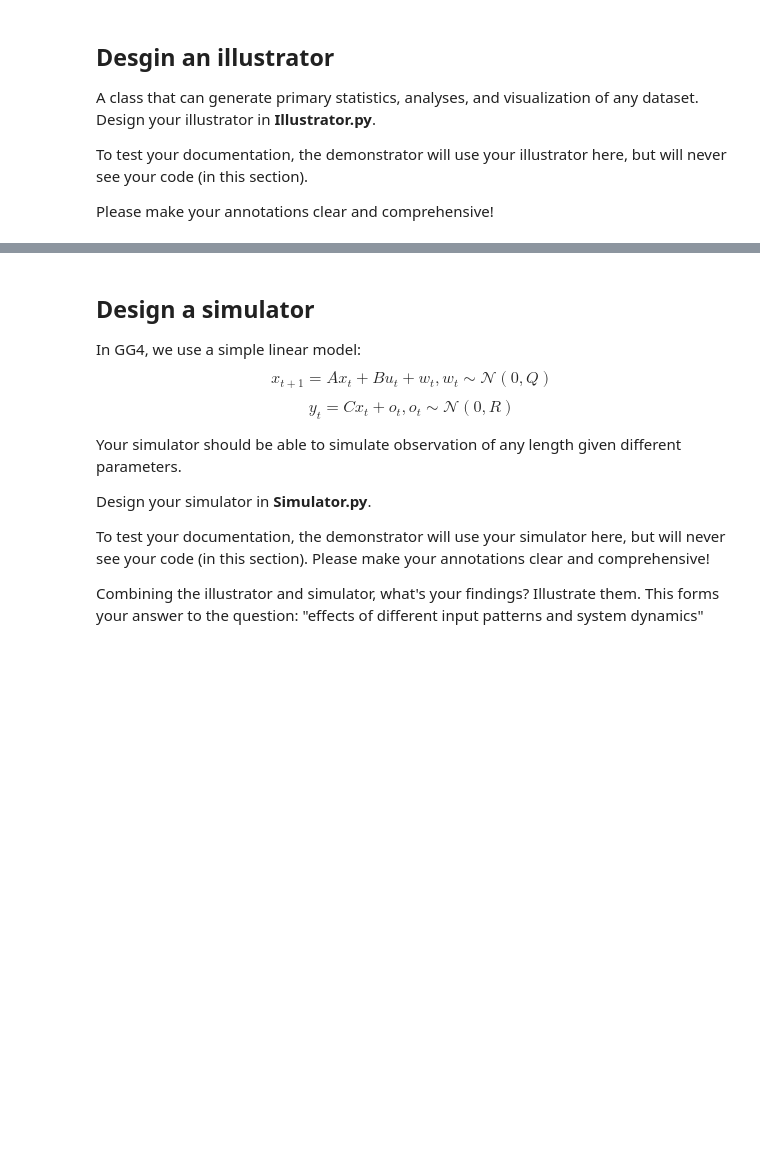
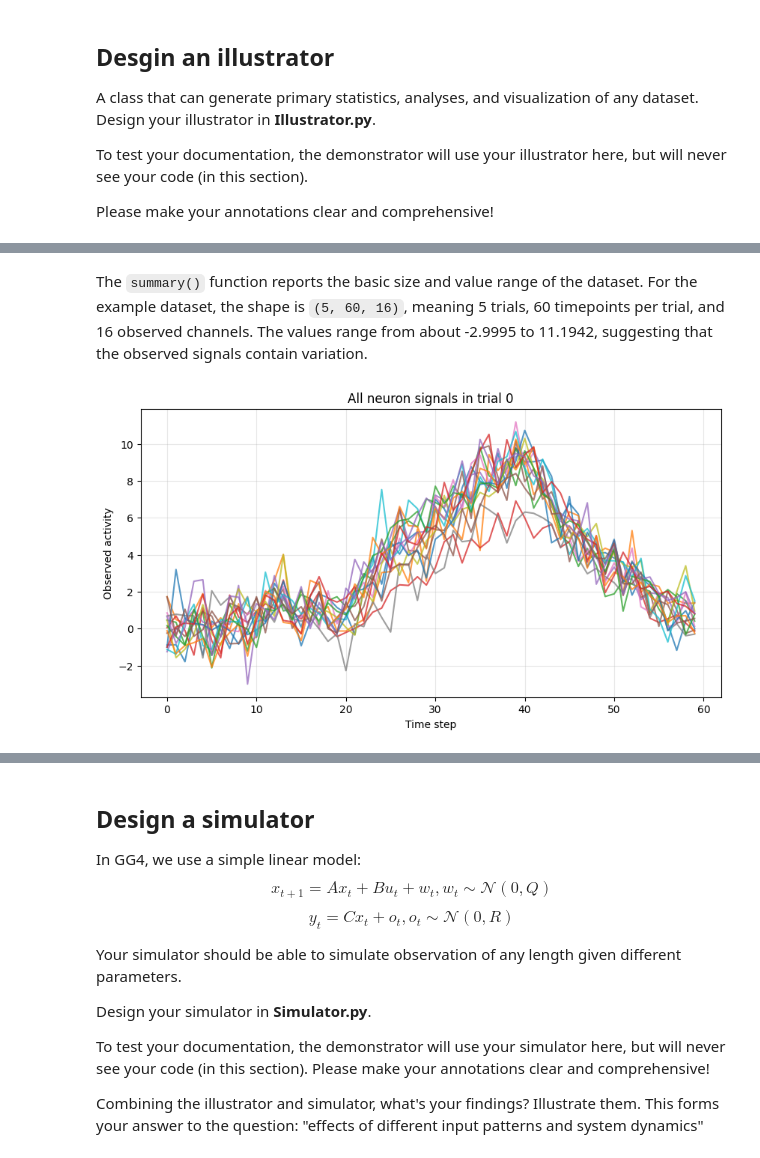
Before and after one commit to Hassan-Himaz/GG4, a Jupyter notebook: week1.ipynb, the cells around one changed output, grey strips where cells are left out. Saved outputs shown, nothing was run; the diff lists cells and outputs as text; code cells hidden in the pictures; blank space fills up the shorter version.

```diff
--- a/week1.ipynb
+++ b/week1.ipynb
@@ -71,8 +54,14 @@ To test your documentation, the demonstrator will use your illustrator here, but
 
 Please make your annotations clear and comprehensive!
 # %%
-from Illustrator import Illustrator
+import importlib
+import Illustrator as illustrator_module
 
-Illustrator = Illustrator(data)
+importlib.reload(illustrator_module)
 
-pass
+Illustrator = illustrator_module.Illustrator
+
+illu = Illustrator(data)
+
+# 1. Basic dataset summary
+illu.summary()
@@ -78,0 +78,7 @@ pass
+# %% [markdown]
+The `summary()` function reports the basic size and value range of the dataset. For the example dataset, the shape is `(5, 60, 16)`, meaning 5 trials, 60 timepoints per trial, and 16 observed channels. The values range from about -2.9995 to 11.1942, suggesting that the observed signals contain variation.
+# %%
+# 2. Plot all neurons in one trial
+illu.plot_trial(trial_id=0)
+# %% [output]
+[figure, added]
```
Also changed, not shown: parts of 30 cells of this notebook.
